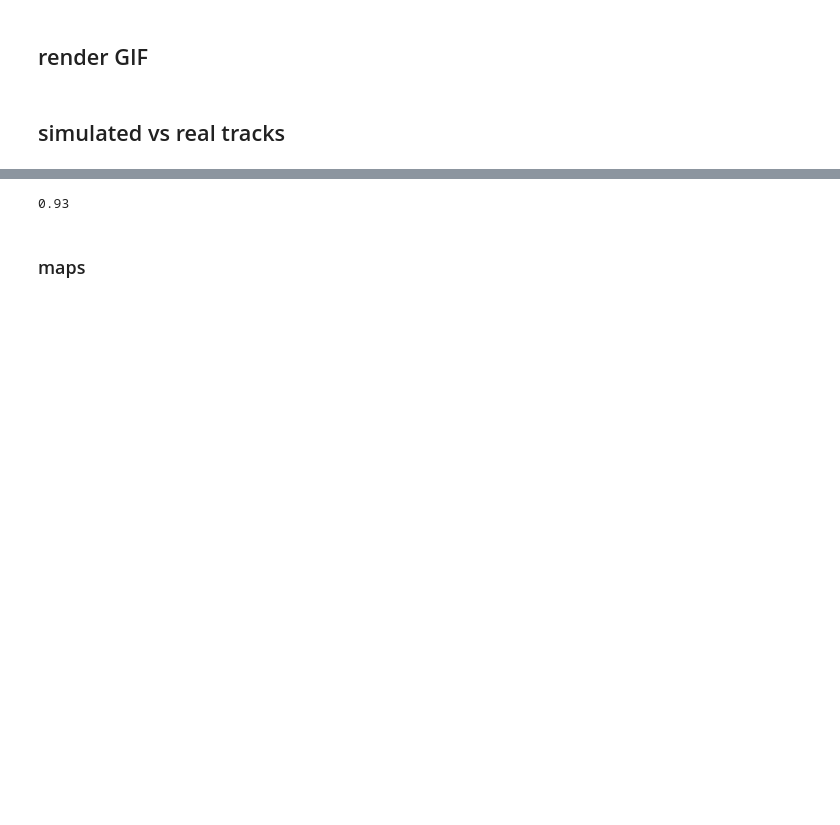
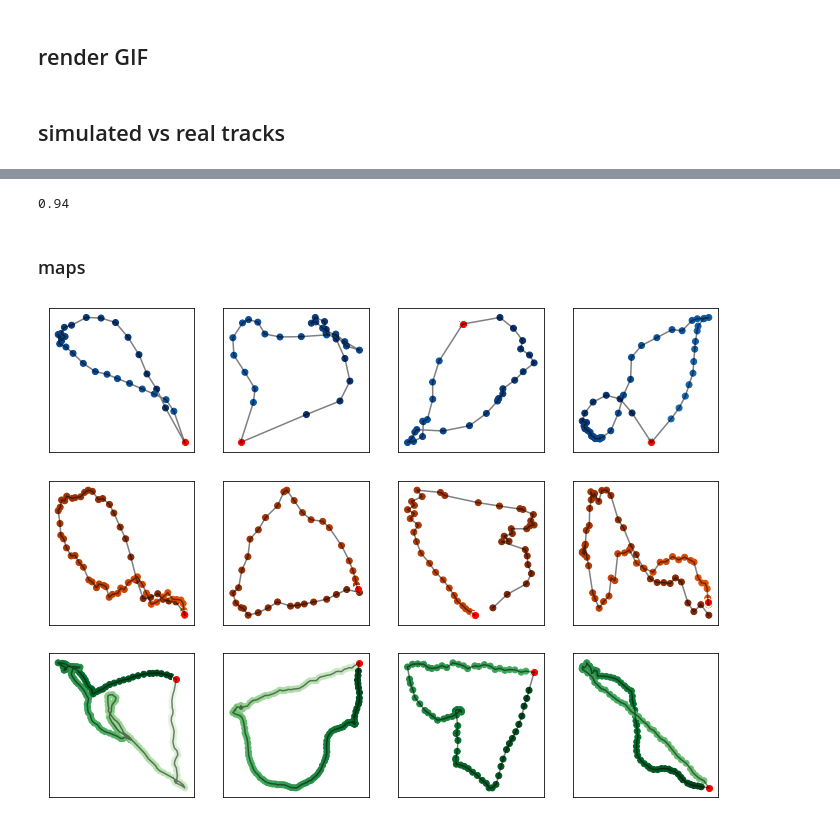
Before and after one commit to AmedeeRoy/BirdGAN, a Jupyter notebook: code/results.ipynb, the cells around one changed output, grey strips where cells are left out. Saved outputs shown, nothing was run; the diff lists cells and outputs as text; code cells hidden in the pictures; blank space fills up the shorter version.

```diff
--- a/code/results.ipynb
+++ b/code/results.ipynb
@@ -104,8 +83,10 @@ sm.smooth.weight.data = w
 # %%
-generator = torch.load('../../results/basicGAN_cnn_G_SV.pt')
+generator_SD = torch.load('../results/SD_200_steps_G.pt', map_location=torch.device('cpu'))
+generator_SV = torch.load('../results/SV_200_steps_G.pt', map_location=torch.device('cpu'))
+
 
 nb = 100
 
 z = torch.randn((nb, 256, 1))
-generated = generator(z)
-traj = sm(generated).detach().numpy()
+traj_GAN_SD = generator_SD(z).detach().numpy()
+traj_GAN_SV = generator_SV(z).detach().numpy()
@@ -157,5 +141,6 @@ simHMM
 # %%
 # looping trajectories
-len(simHMM.ID.unique())/100
+len(data_HMM_SV.ID.unique())/100
+len(data_HMM_SD.ID.unique())/100
 # %% [output]
-0.93
+0.94
@@ -170,2 +165,58 @@ data = data[data.dist_colony > 1000]
 # %% [markdown]
 ### maps
+# %%
+plt.figure(figsize=(12,9))
+
+nb = [1, 4, 15, 40]
+traj_sim = traj_SV
+k = 1
+for i in nb:
+    plt.subplot(3,4,k)
+    plt.plot(traj_sim[i,0,:], traj_sim[i,1,:], c = 'black', alpha = 0.5)
+    plt.scatter(traj_sim[i,0,:], traj_sim[i,1,:], c=np.arange(traj_sim.shape[2]), cmap='Blues_r')
+    plt.scatter(0,0, c = 'red')
+#     plt.xlim(-1,1)
+#     plt.ylim(-1,1)
+#     plt.yticks([-1, 0, 1], ["-1", "0", "1"])
+    plt.ylabel('Real')
+    ax = plt.gca()
+    ax.axes.xaxis.set_visible(False)
+    ax.axes.yaxis.set_visible(False)
+    k+=1
+
+
+nb = [1, 2, 3, 7]
+traj_sim = traj_GAN_SV
+k=1
+for i in nb:
+    plt.subplot(3,4,k+4)
+    plt.plot(traj_sim[i,0,:], traj_sim[i,1,:], c = 'black', alpha = 0.5)
+    plt.scatter(traj_sim[i,0,:], traj_sim[i,1,:], c=np.arange(traj_sim.shape[2]), cmap='Oranges_r')
+    plt.scatter(0,0, c = 'red')
+#     plt.xlim(-1,1)
+#     plt.ylim(-1,1)
+#     plt.yticks([-1, 0, 1], ["-1", "0", "1"])
+    plt.ylabel('GAN')
+    ax = plt.gca()
+    ax.axes.xaxis.set_visible(False)
+    ax.axes.yaxis.set_visible(False)
+    k+=1
+
+nb = [5, 2, 3, 10]
+traj_sim = traj_HMM_SV
+k=1
+for i in nb:
+    plt.subplot(3,4,k+8)
+    plt.plot(traj_sim[i,0,:], traj_sim[i,1,:], c = 'black', alpha = 0.5)
+    plt.scatter(traj_sim[i,0,:], traj_sim[i,1,:], c=np.arange(traj_sim.shape[2]), cmap='Greens_r')
+    plt.scatter(0,0, c = 'red')
+#     plt.xlim(-1,1)
+#     plt.ylim(-1,1)
+#     plt.yticks([-1, 0, 1], ["-1", "0", "1"])
+    plt.ylabel('HMM')
+    ax = plt.gca()
+    ax.axes.xaxis.set_visible(False)
+    ax.axes.yaxis.set_visible(False)
+    k+=1
+# %% [output]
+[figure, added]
```
Also changed, not shown: parts of 32 cells of this notebook, 41 other files.
